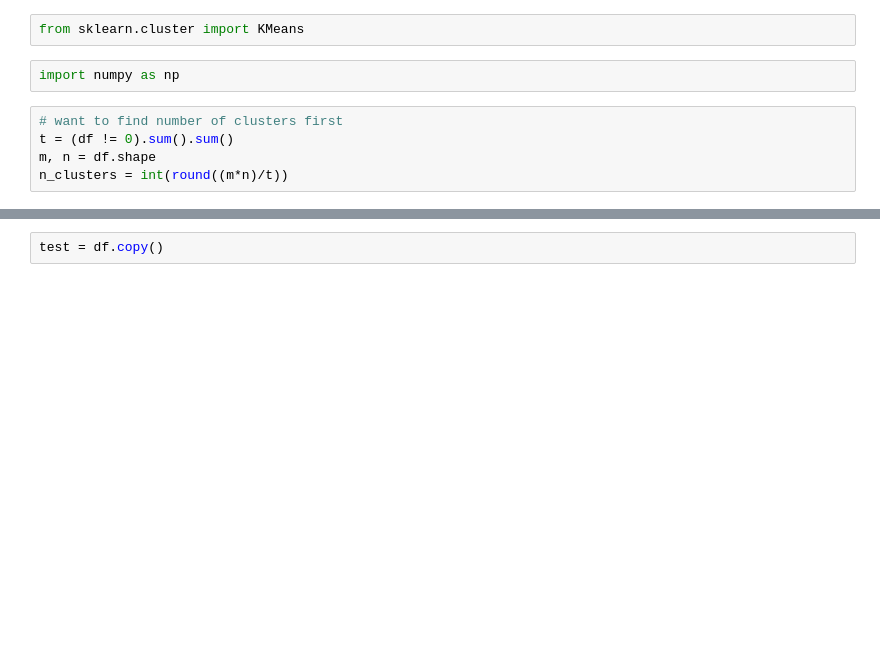
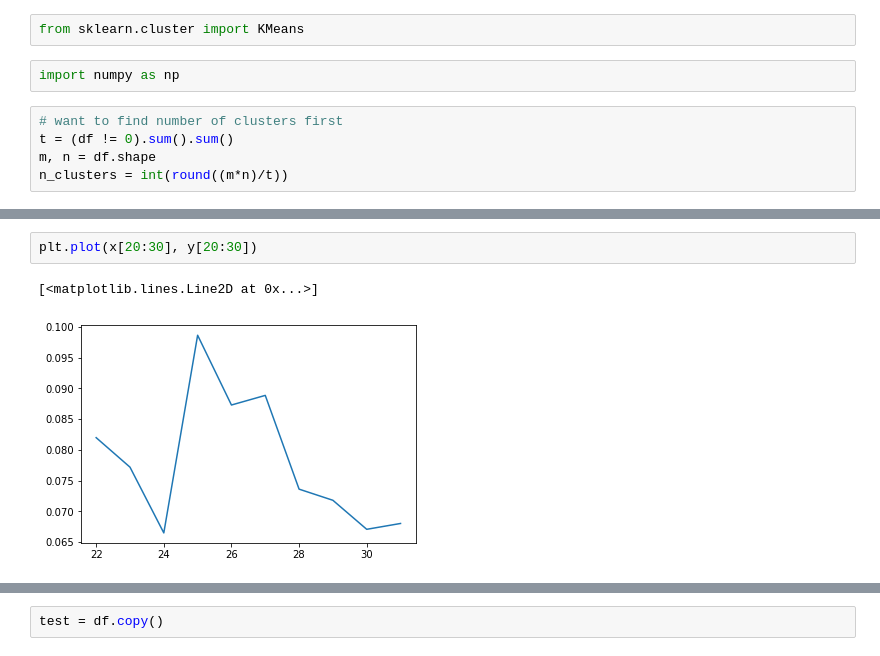
Before and after one commit to ryoheinamiki515/NLP-text-content-clustering, a Jupyter notebook: notebooks/development.ipynb, the cells around one changed output, grey strips where cells are left out. Drawn from its saved outputs; the diff is of its cells as text; blank space fills up the shorter version.

```diff
--- a/notebooks/development.ipynb
+++ b/notebooks/development.ipynb
@@ -191,3 +191,8 @@ KMeans(n_clusters=4)
+# %%
+plt.plot(x[20:30], y[20:30])
+# %% [output]
+[<matplotlib.lines.Line2D at 0x...>]
+[figure, added]
 # %%
 # print results as well as the prominent words
 centers_ordered = km.cluster_centers_.argsort()[:, ::-1]
```
Also changed, not shown: parts of 19 cells of this notebook, 16 other files.
